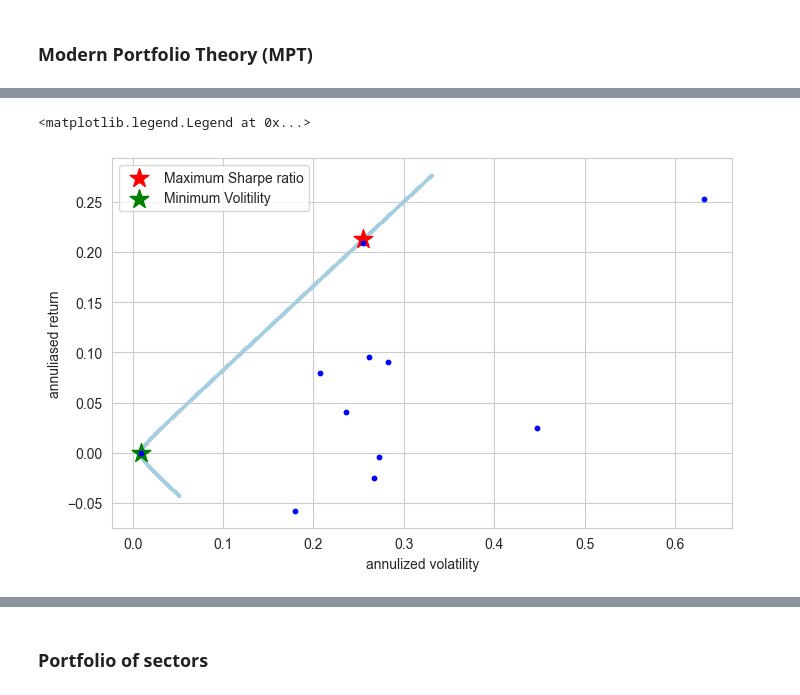
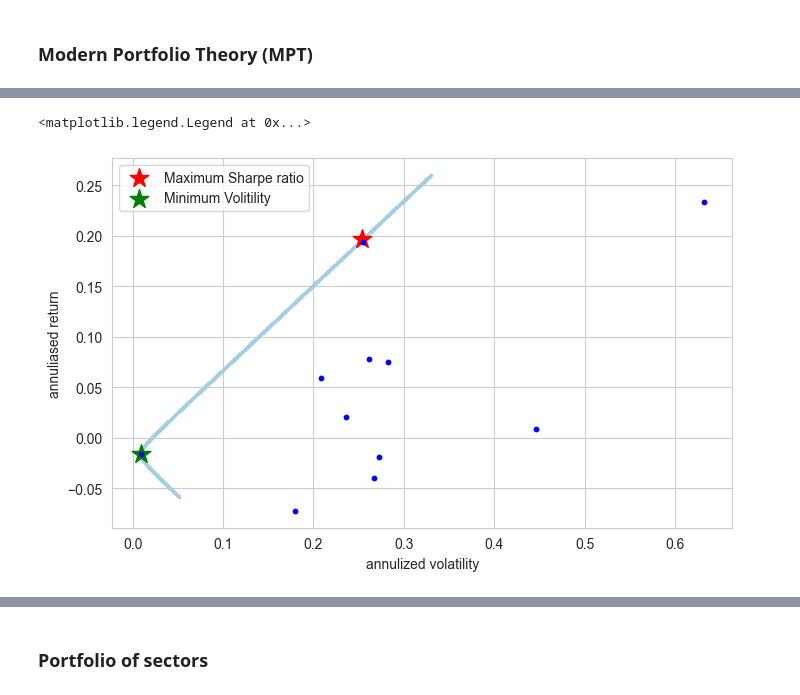
Before and after one commit to lcs-w/personal-portfolio-balancer, a Jupyter notebook: MPT.ipynb, the cells around one changed output, grey strips where cells are left out. Drawn from its saved outputs; the diff is of its cells as text; code cells hidden in the pictures.

Commit message:
use excess return for calculation

```diff
--- a/MPT.ipynb
+++ b/MPT.ipynb
@@ -247,8 +327,7 @@ class Portfolio:
 # %%
-port = Portfolio(tickers, close_df, 0.03)
 # portfolio volatility (equal weighted)
 print("Portfolio volatility (equal weighted): {:.4%}".format(port.port_vol()))
 # portfolio return (equal weighted)
-print("Portfolio return (equal weighted): {:.4%}".format(port.port_ret()))
+print("Portfolio excess return (equal weighted): {:.4%}".format(port.port_excess_ret()))
 print("Portfolio Sharpe ratio: {:4%}".format(port.sharpe_ratio()))
 # %% [output]
@@ -358,6 +439,8 @@ class EfficientPortfolio(Portfolio):
     ) -> None:
         super().__init__(products_names, daily_prices, risk_free, weights)
         self.efficiency: str = "Not optimized"
+        # optimized weights are zeros before optimization
+        self.optimized_weights = np.zeros(len(self.products))
 
     def _minus_SR(self, weights):
         self.weights = weights
@@ -377,7 +460,7 @@ class EfficientPortfolio(Portfolio):
         opts = minimize(
             self._minus_SR, init_w, method="SLSQP", bounds=bnds, constraints=cons
         )
-        self.weights = opts.x
+        self.optimized_weights = opts.x
         self.efficiency = "Maximized Sharpe Ratio"
 
     def minimize_sd(self):
@@ -390,7 +473,7 @@ class EfficientPortfolio(Portfolio):
         opts = minimize(
             self._port_vol_opt, init_w, method="SLSQP", bounds=bnds, constraints=cons
         )
-        self.weights = opts.x
+        self.optimized_weights = opts.x
         self.efficiency = "Minimized volatility"
 # %%
 eff_port = EfficientPortfolio(
@@ -469,14 +560,14 @@ eff_port_min_sd = EfficientPortfolio(port.products, port.daily_prices, port.risk
 eff_port_min_sd.minimize_sd()
 # %%
 _rr_list = []
-for _w in np.linspace(-0.2, 1.3, num=10**3):
+for _w in tqdm(np.linspace(-0.2, 1.3, num=10**3)):
     _combined_weights = (
         _w * eff_port_max_sr.weights + (1 - _w) * eff_port_min_sd.weights
     )
-    _port = Portfolio(tickers, close_df, 0.03, weights=_combined_weights)
+    _port = Portfolio(tickers, close_df, eff_r, weights=_combined_weights)
     _rr_list.append(
         [
-            _port.port_ret(),
+            _port.port_excess_ret(),
             _port.port_vol(),
             _port.sharpe_ratio(),
         ]
@@ -487,10 +578,10 @@ from itertools import compress
 
 _rr_indi_l = []
 for _w in np.identity(n=len(tickers)):
-    _port = Portfolio(tickers, close_df, 0.03, weights=_w)
+    _port = Portfolio(tickers, close_df, eff_r, weights=_w)
     _rr_indi_l.append(
         [
-            _port.port_ret(),
+            _port.port_excess_ret(),
             _port.port_vol(),
             _port.sharpe_ratio(),
             list(compress(tickers, _w))[0],
@@ -504,32 +595,32 @@ rr_indi_df = pd.DataFrame(
 min_sd = rr_df.iloc[rr_df["std"].idxmin()]
 
 fig_efficient_frontier, ax = plt.subplots(figsize=(8, 4.8))
 ax.scatter(rr_df["std"], rr_df["return"], s=2)
 ax.scatter(
     eff_port_max_sr.port_vol(),
-    eff_port_max_sr.port_ret(),
+    eff_port_max_sr.port_excess_ret(),
     marker="*",
     color="r",
     s=200,
     label="Maximum Sharpe ratio",
 )
 ax.scatter(
     min_sd["std"],
     min_sd["return"],
     marker="*",
     color="g",
     s=200,
     label="Minimum Volitility",
 )
 ax.scatter(
     rr_indi_df["std"],
     rr_indi_df["return"],
     s=10,
     c="b",
 )
 ax.set_ylabel("annuliased return")
 ax.set_xlabel("annulized volatility")
 ax.legend()
 # %% [output]
 <matplotlib.legend.Legend at 0x...>
-[figure, old version]
+[figure, new version]
```
Also changed, not shown: parts of 27 cells of this notebook, 1 other file.
